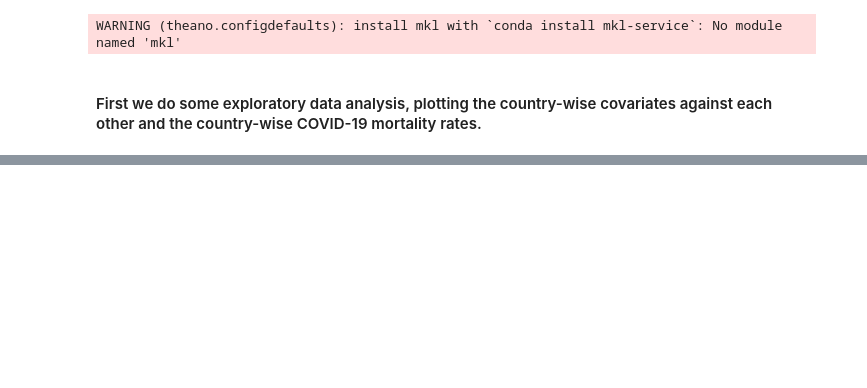
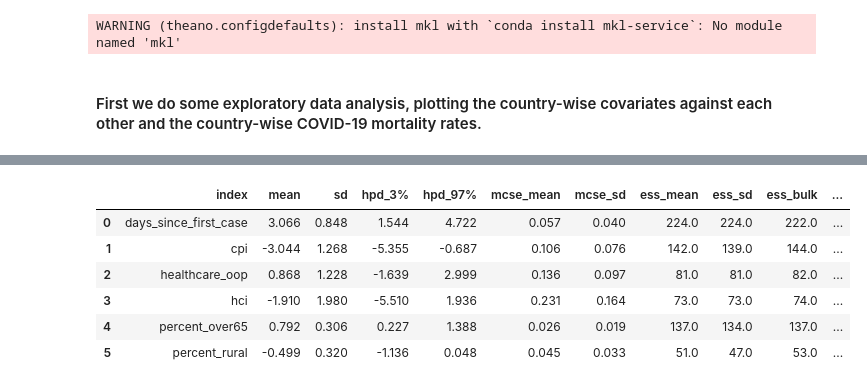
Before and after one commit to jwrichar/COVID19-mortality, a Jupyter notebook: COVID-19 Mortality Rate.ipynb, the cells around one changed output, grey strips where cells are left out. Saved outputs shown, nothing was run; the diff lists cells and outputs as text; code cells hidden in the pictures; blank space fills up the shorter version.

```diff
--- a/COVID-19 Mortality Rate.ipynb
+++ b/COVID-19 Mortality Rate.ipynb
@@ -121,0 +139,14 @@ Name: mu_0, dtype: float64
+# %%
+# Posterior summary for the beta parameters:
+beta_summary = pm.summary(trace).head(6)
+beta_summary.index = ['days_since_first_case', 'cpi', 'healthcare_oop', 'hci', 'percent_over65', 'percent_rural']
+beta_summary.reset_index(drop=False, inplace=True)
+beta_summary
+# %% [output]
+|  | index | mean | sd | hpd_3% | hpd_97% | mcse_mean | mcse_sd | ess_mean | ess_sd | ess_bulk | ... |
+| 0 | days_since_first_case | 3.066 | 0.848 | 1.544 | 4.722 | 0.057 | 0.040 | 224.0 | 224.0 | 222.0 | ... |
+| 1 | cpi | -3.044 | 1.268 | -5.355 | -0.687 | 0.106 | 0.076 | 142.0 | 139.0 | 144.0 | ... |
+| 2 | healthcare_oop | 0.868 | 1.228 | -1.639 | 2.999 | 0.136 | 0.097 | 81.0 | 81.0 | 82.0 | ... |
+| 3 | hci | -1.910 | 1.980 | -5.510 | 1.936 | 0.231 | 0.164 | 73.0 | 73.0 | 74.0 | ... |
+| 4 | percent_over65 | 0.792 | 0.306 | 0.227 | 1.388 | 0.026 | 0.019 | 137.0 | 134.0 | 137.0 | ... |
+| 5 | percent_rural | -0.499 | 0.320 | -1.136 | 0.048 | 0.045 | 0.033 | 51.0 | 47.0 | 53.0 | ... |
```
Also changed, not shown: parts of 18 cells of this notebook, 2 other files.
